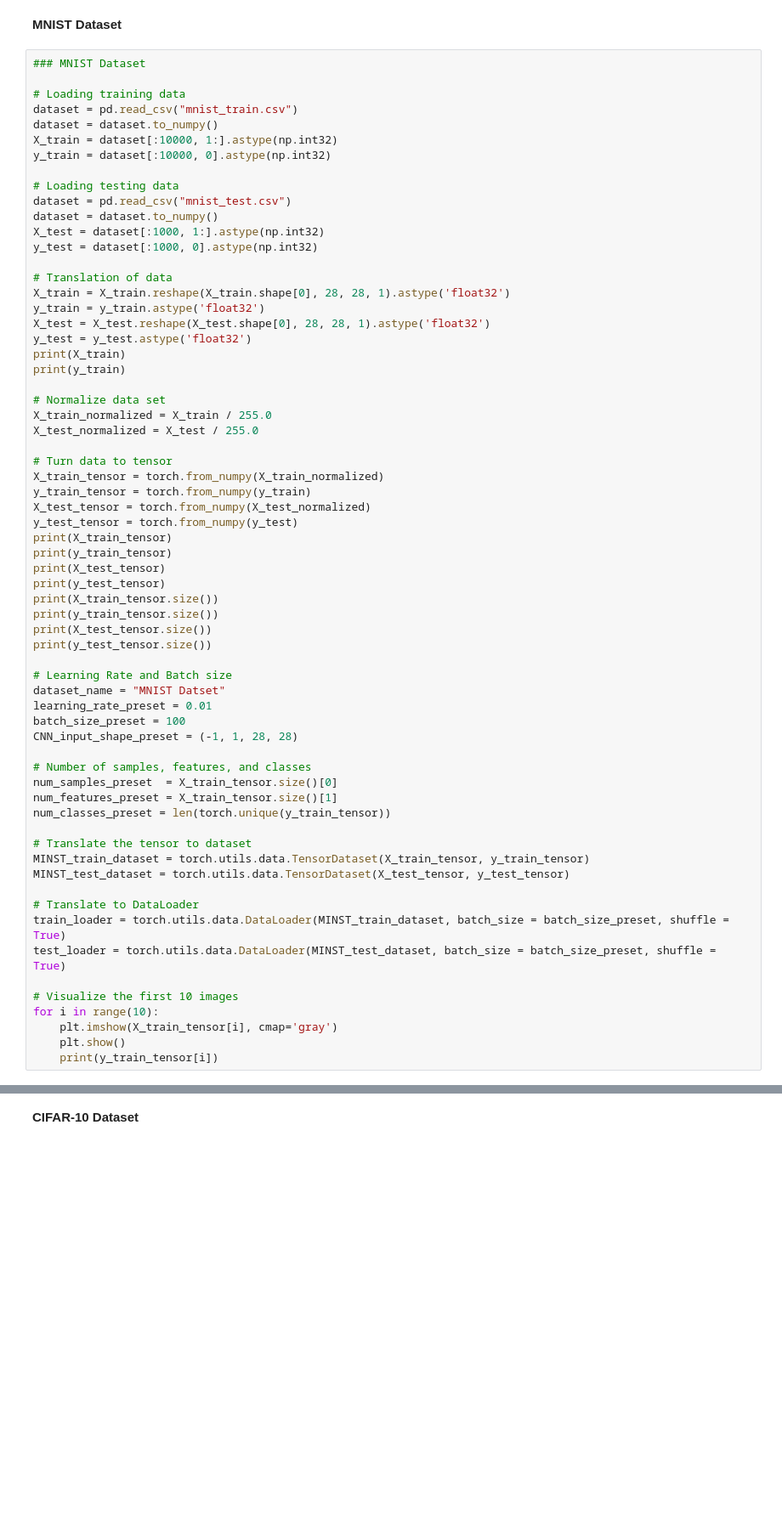
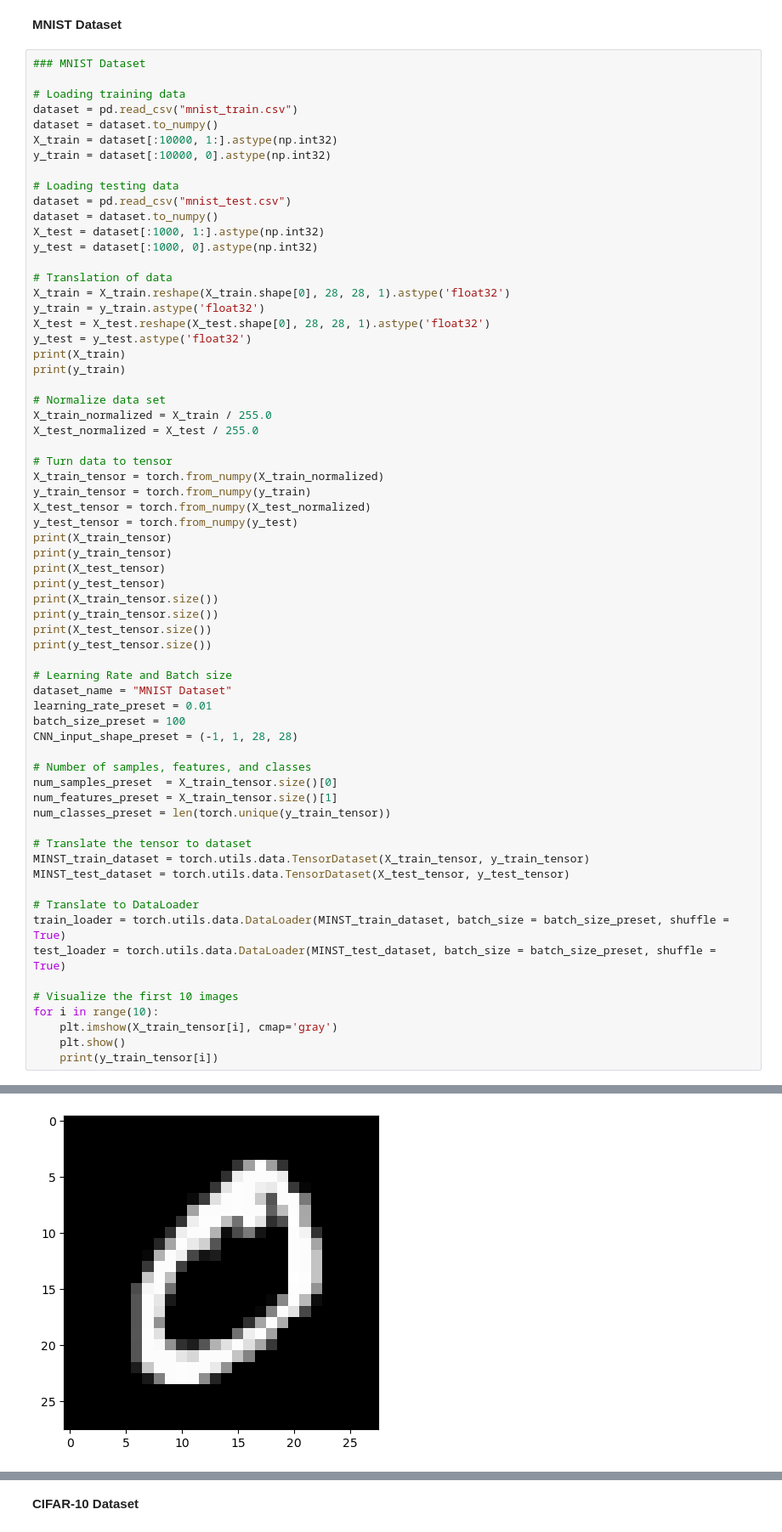
Before and after one commit to AssoStudent/FTEC4998, a Jupyter notebook: Combine.ipynb, the cells around one changed output, grey strips where cells are left out. Shown: that part at 85% size. Cells and saved outputs as stored; diff of their text form; blank space fills up the shorter version.

```diff
--- a/Combine.ipynb
+++ b/Combine.ipynb
@@ -1472,7 +1479,7 @@ print(X_test_tensor.size())
 print(y_test_tensor.size())
 
 # Learning Rate and Batch size
-dataset_name = "MNIST Datset"
+dataset_name = "MNIST Dataset"
 learning_rate_preset = 0.01
 batch_size_preset = 100
 CNN_input_shape_preset = (-1, 1, 28, 28)
@@ -1495,3 +1502,4 @@ for i in range(10):
     plt.imshow(X_train_tensor[i], cmap='gray')
     plt.show()
     print(y_train_tensor[i])
+# %% [output]
@@ -1497,0 +1523 @@ for i in range(10):
+[figure, added]
```
Also changed, not shown: parts of 7 cells of this notebook.
